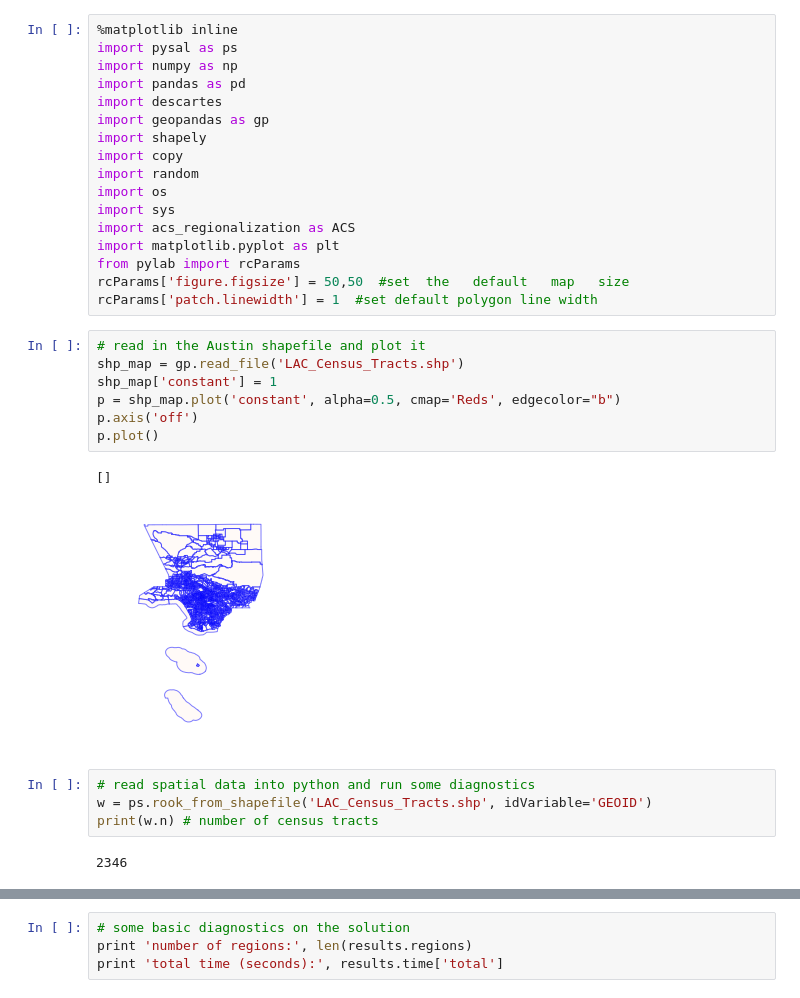
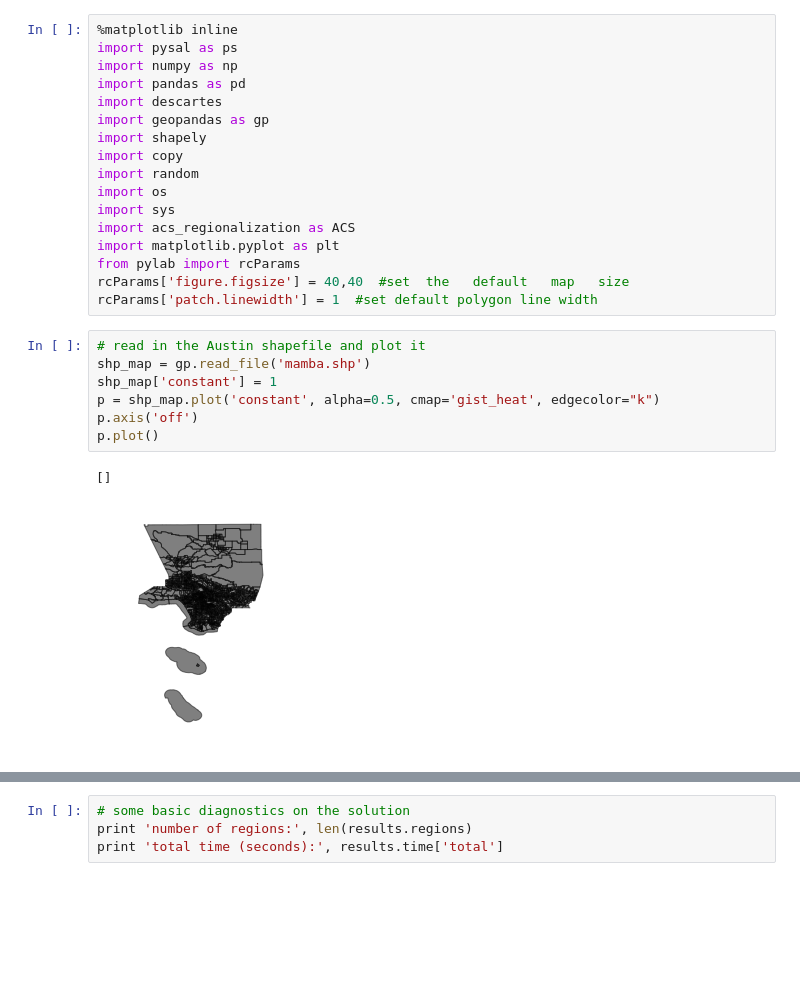
Before and after one commit to nickensengineer/mccullen_thesis, a Jupyter notebook: February/mccullen_thesis.ipynb, the cells around one changed output, grey strips where cells are left out. Saved outputs shown, nothing was run; the diff lists cells and outputs as text; blank space fills up the shorter version.

```diff
--- a/February/mccullen_thesis.ipynb
+++ b/February/mccullen_thesis.ipynb
@@ -13,21 +13,15 @@ import sys
 import acs_regionalization as ACS
 import matplotlib.pyplot as plt
 from pylab import rcParams
-rcParams['figure.figsize'] = 50,50  #set  the   default   map   size
+rcParams['figure.figsize'] = 40,40  #set  the   default   map   size
 rcParams['patch.linewidth'] = 1  #set default polygon line width
 # %%
 # read in the Austin shapefile and plot it
-shp_map = gp.read_file('LAC_Census_Tracts.shp')
+shp_map = gp.read_file('mamba.shp')
 shp_map['constant'] = 1
-p = shp_map.plot('constant', alpha=0.5, cmap='Reds', edgecolor="b")
+p = shp_map.plot('constant', alpha=0.5, cmap='gist_heat', edgecolor="k")
 p.axis('off')
 p.plot()
 # %% [output]
 []
-[figure, old version]
+[figure, new version]
-# %%
-# read spatial data into python and run some diagnostics
-w = ps.rook_from_shapefile('LAC_Census_Tracts.shp', idVariable='GEOID')
-print(w.n) # number of census tracts
-# %% [output]
-2346
```
Also changed, not shown: parts of 7 cells of this notebook, 50 other files.
